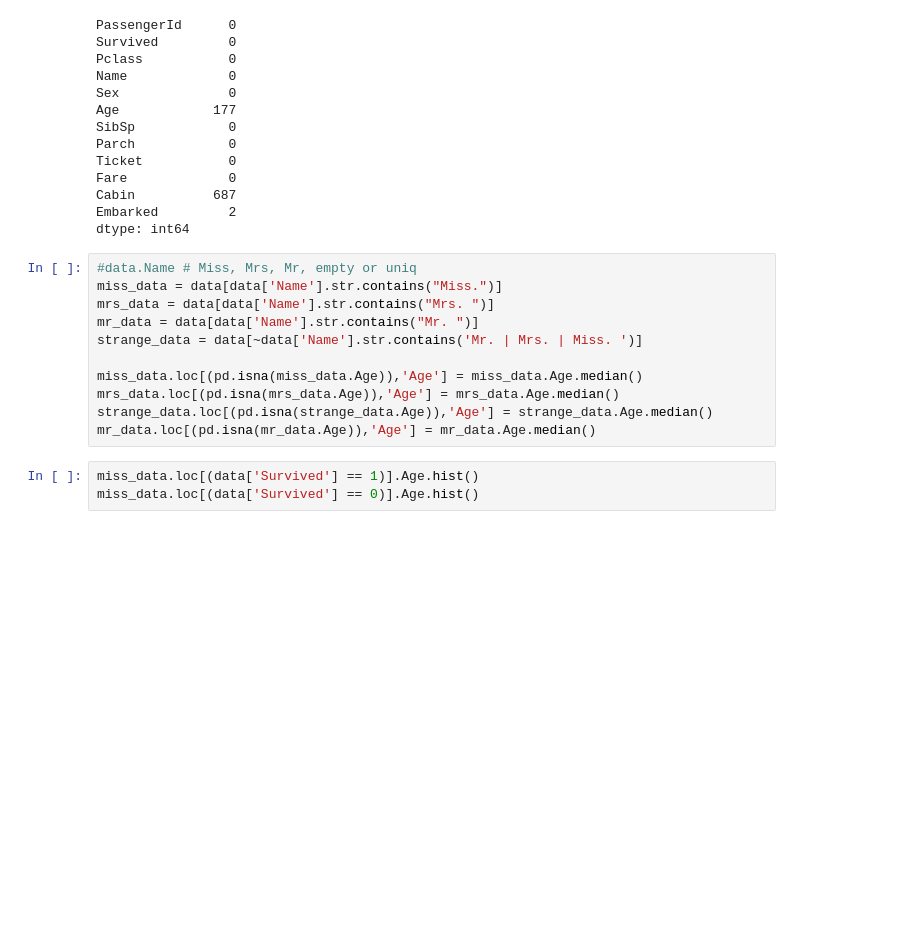
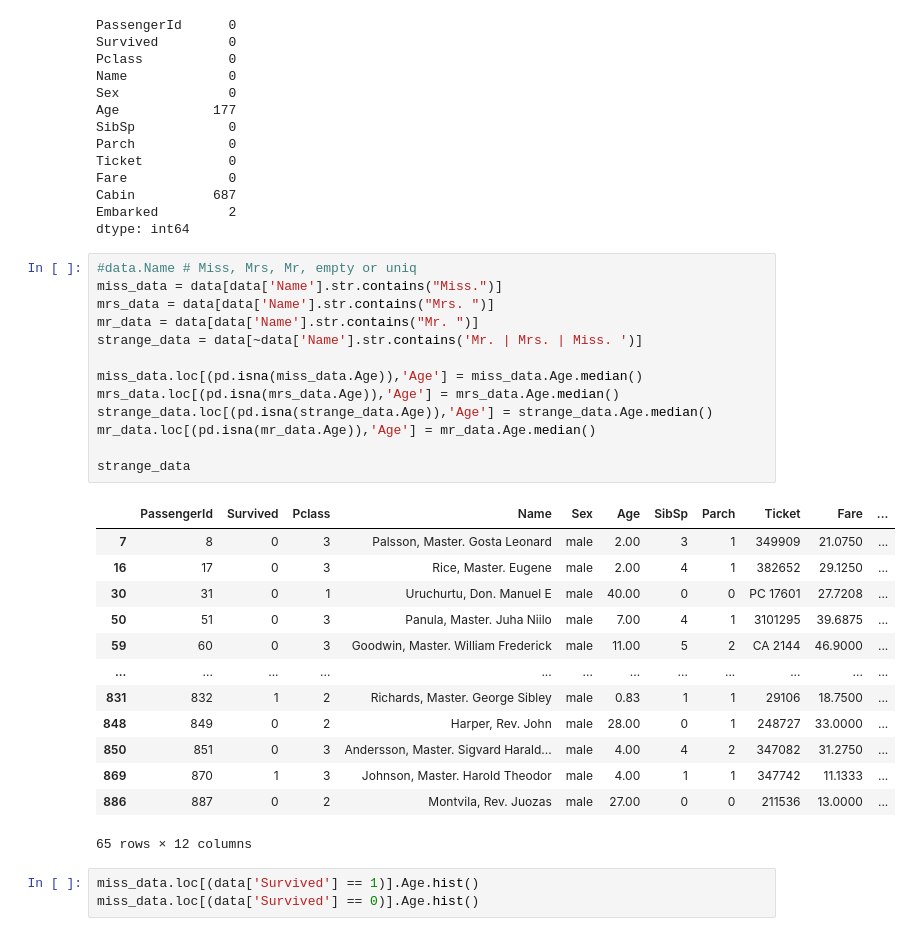
Before and after one commit to Komrad1991/CS351_labs, a Jupyter notebook: lab04.ipynb, the cells around one changed output. Saved outputs shown, nothing was run; the diff lists cells and outputs as text; blank space fills up the shorter version.

```diff
--- a/lab04.ipynb
+++ b/lab04.ipynb
@@ -221,14 +221,30 @@ dtype: int64
 # %%
 #data.Name # Miss, Mrs, Mr, empty or uniq
 miss_data = data[data['Name'].str.contains("Miss.")]
 mrs_data = data[data['Name'].str.contains("Mrs. ")]
 mr_data = data[data['Name'].str.contains("Mr. ")]
 strange_data = data[~data['Name'].str.contains('Mr. | Mrs. | Miss. ')]
 
 miss_data.loc[(pd.isna(miss_data.Age)),'Age'] = miss_data.Age.median()
 mrs_data.loc[(pd.isna(mrs_data.Age)),'Age'] = mrs_data.Age.median()
 strange_data.loc[(pd.isna(strange_data.Age)),'Age'] = strange_data.Age.median()
 mr_data.loc[(pd.isna(mr_data.Age)),'Age'] = mr_data.Age.median()
+
+strange_data
+# %% [output]
+|  | PassengerId | Survived | Pclass | Name | Sex | Age | SibSp | Parch | Ticket | Fare | ... |
+| 7 | 8 | 0 | 3 | Palsson, Master. Gosta Leonard | male | 2.00 | 3 | 1 | 349909 | 21.0750 | ... |
+| 16 | 17 | 0 | 3 | Rice, Master. Eugene | male | 2.00 | 4 | 1 | 382652 | 29.1250 | ... |
+| 30 | 31 | 0 | 1 | Uruchurtu, Don. Manuel E | male | 40.00 | 0 | 0 | PC 17601 | 27.7208 | ... |
+| 50 | 51 | 0 | 3 | Panula, Master. Juha Niilo | male | 7.00 | 4 | 1 | 3101295 | 39.6875 | ... |
+| 59 | 60 | 0 | 3 | Goodwin, Master. William Frederick | male | 11.00 | 5 | 2 | CA 2144 | 46.9000 | ... |
+| ... | ... | ... | ... | ... | ... | ... | ... | ... | ... | ... | ... |
+| 831 | 832 | 1 | 2 | Richards, Master. George Sibley | male | 0.83 | 1 | 1 | 29106 | 18.7500 | ... |
+| 848 | 849 | 0 | 2 | Harper, Rev. John | male | 28.00 | 0 | 1 | 248727 | 33.0000 | ... |
+| 850 | 851 | 0 | 3 | Andersson, Master. Sigvard Harald... | male | 4.00 | 4 | 2 | 347082 | 31.2750 | ... |
+| 869 | 870 | 1 | 3 | Johnson, Master. Harold Theodor | male | 4.00 | 1 | 1 | 347742 | 11.1333 | ... |
+| 886 | 887 | 0 | 2 | Montvila, Rev. Juozas | male | 27.00 | 0 | 0 | 211536 | 13.0000 | ... |
+65 rows × 12 columns
 # %%
 miss_data.loc[(data['Survived'] == 1)].Age.hist()
 miss_data.loc[(data['Survived'] == 0)].Age.hist()
```
Also changed, not shown: 6 other files.
